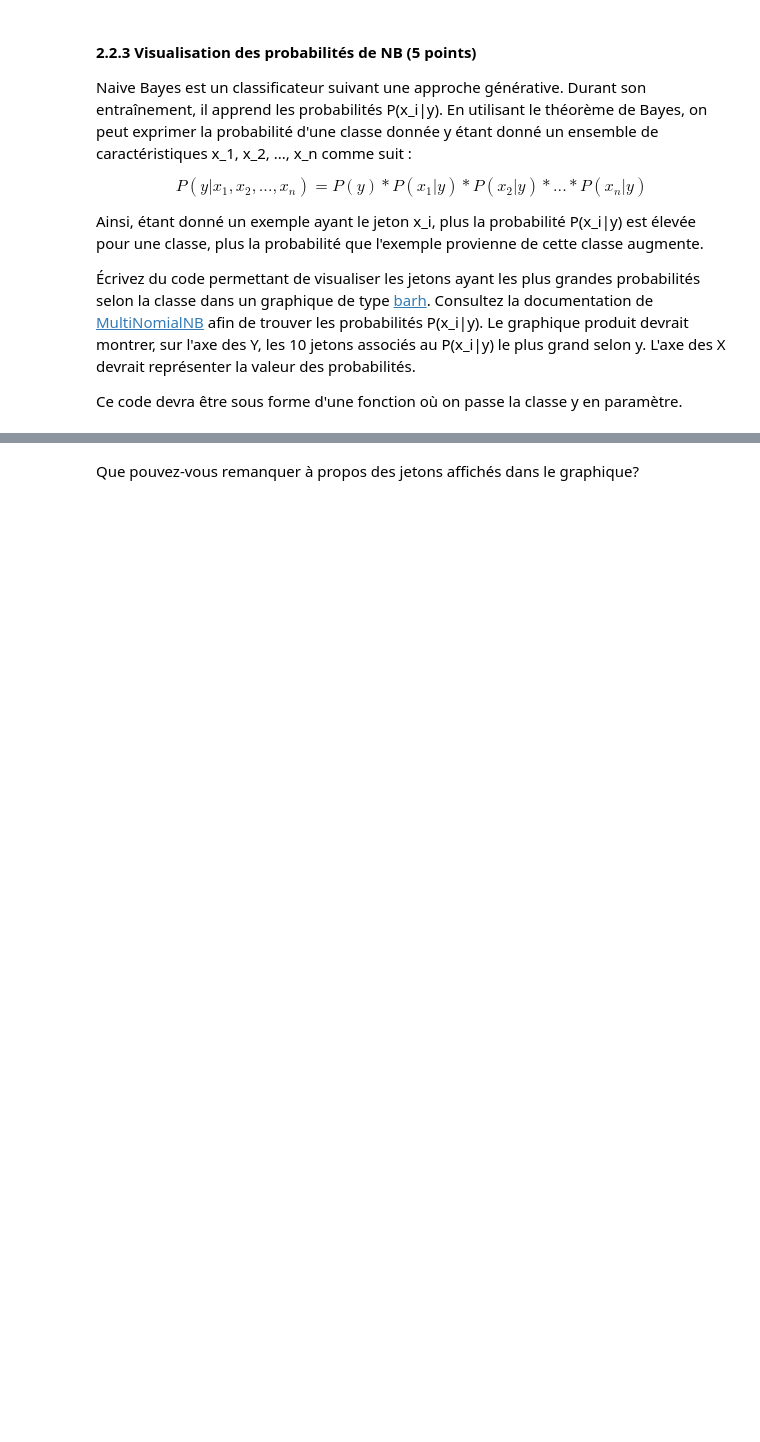
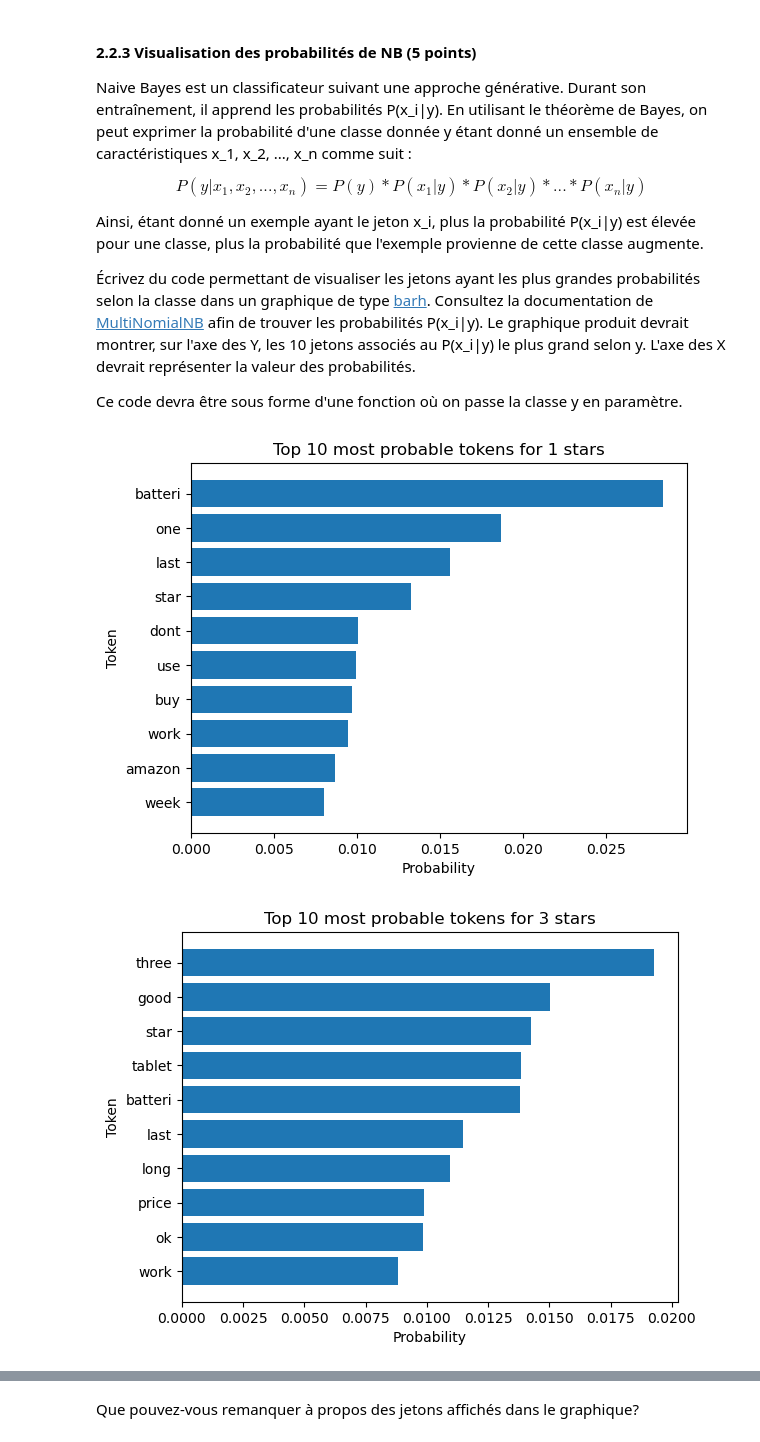
Before and after one commit to marcomudenge/NLP_1_Tokenizing_and_Classifying_Reviews, a Jupyter notebook: inf8460_A23_TP1_Andy.ipynb, the cells around one changed output, grey strips where cells are left out. Drawn from its saved outputs; the diff is of its cells as text; code cells hidden in the pictures; blank space fills up the shorter version.

```diff
--- a/inf8460_A23_TP1_Andy.ipynb
+++ b/inf8460_A23_TP1_Andy.ipynb
@@ -461,3 +492,29 @@ Ainsi, étant donné un exemple ayant le jeton x_i, plus la probabilité P(x_i|y
 Ce code devra être sous forme d'une fonction où on passe la classe y en paramètre.
 # %%
 import matplotlib.pyplot as plt
+import numpy as np
+
+def display_top_10_most_probable_tokens(nbModel, vectorizer, y):
+    # our model has 3 classes: 1, 3, 5 with their respective indices: 0, 1, 2
+    indexMap = {1:0, 3:1, 5:2}
+    prob = np.exp(nbModel.feature_log_prob_[indexMap.get(y)])
+    features = vectorizer.get_feature_names_out()
+    sorted_indices = prob.argsort()
+    top_10_indices = sorted_indices[-10:]
+    top_features = []
+    top_features_prob = []
+    for i in top_10_indices:
+        top_features.append(features[i])
+        top_features_prob.append(prob[i])
+    plt.barh(top_features, top_features_prob)
+    plt.xlabel("Probability")
+    plt.ylabel("Token")
+    plt.title(f"Top 10 most probable tokens for {y} stars")
+    plt.show()
+
+display_top_10_most_probable_tokens(nbModel, vectorizer, 1)
+display_top_10_most_probable_tokens(nbModel, vectorizer, 3)
+display_top_10_most_probable_tokens(nbModel, vectorizer, 5)
+# %% [output]
+[figure, added]
+[figure, added]
```
Also changed, not shown: parts of 18 cells of this notebook.
